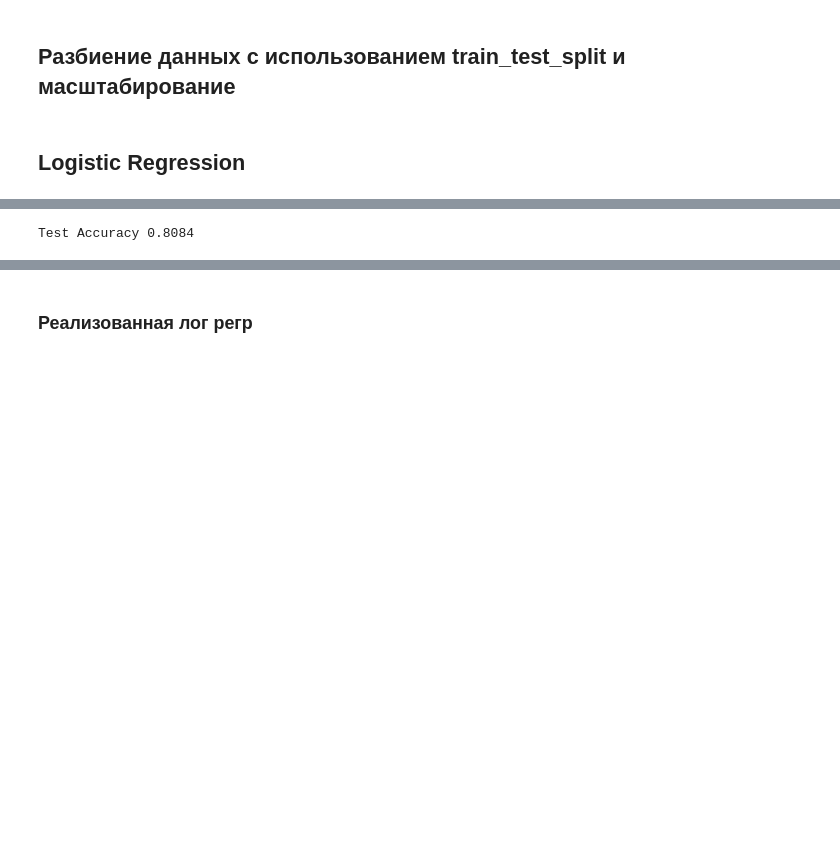
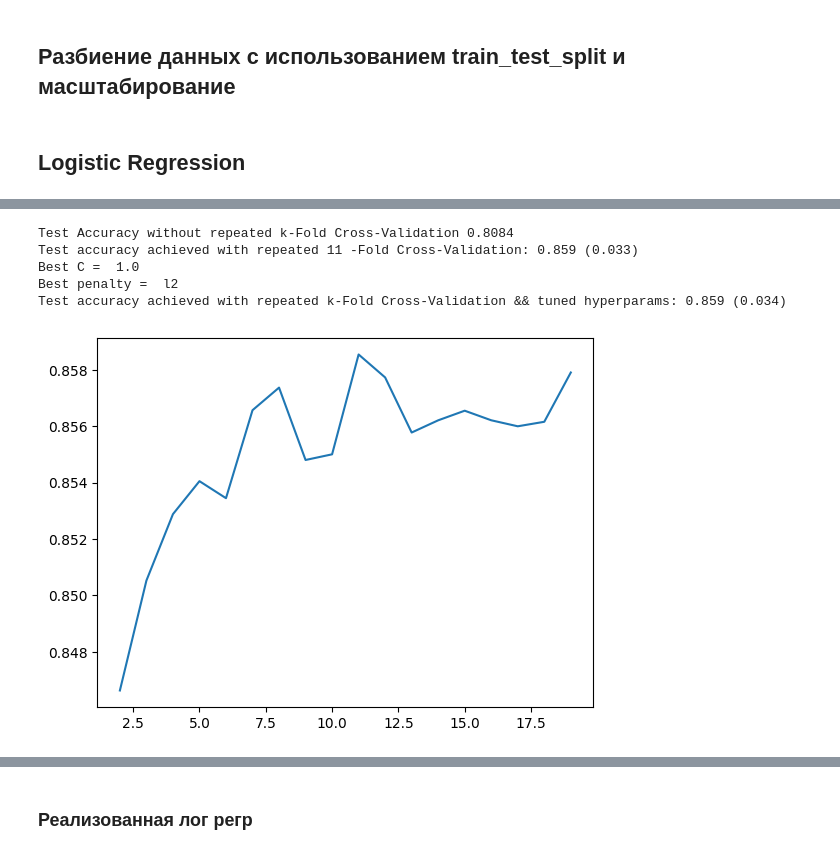
Before and after one commit to katevi/Introduction-to-ML, a Jupyter notebook: lab2/heart_disease_analysis.ipynb, the cells around one changed output, grey strips where cells are left out. Saved outputs shown, nothing was run; the diff lists cells and outputs as text; code cells hidden in the pictures; blank space fills up the shorter version.

```diff
--- a/lab2/heart_disease_analysis.ipynb
+++ b/lab2/heart_disease_analysis.ipynb
@@ -192,12 +188,67 @@ X_test_scaled = scaler.transform(X_test)
-# %%
-from sklearn.linear_model import LogisticRegression
-accuracies = {}
-
-lr = LogisticRegression()
-lr.fit(X_train_scaled, y_train)
-acc = lr.score(X_test_scaled, y_test)
-
-accuracies['Logistic Regression'] = acc
-print("Test Accuracy {:.4f}".format(acc))
-# %% [output]
-Test Accuracy 0.8084
+# %%
+from sklearn.linear_model import LogisticRegression
+from sklearn.model_selection import RepeatedKFold
+from sklearn.model_selection import GridSearchCV
+from sklearn.model_selection import cross_val_score
+from numpy import mean
+from numpy import std
+
+# simple logistic regression
+accuracies = {}
+lr = LogisticRegression()
+lr.fit(X_train_scaled, y_train)
+acc = lr.score(X_test_scaled, y_test)
+
+print("Test Accuracy without repeated k-Fold Cross-Validation {:.4f}".format(acc))
+
+# repeated k fold validation with tuned hyperparameters
+lr_accuracies = []
+max_accuracy = 0.
+corresponding_std = 0.
+number_of_folds = 0
+for i in range(2,20):
+    cv = RepeatedKFold(n_splits=i, n_repeats=5, random_state=1)
+    # create model
+    model = LogisticRegression()
+    # evaluate model
+    scores = cross_val_score(model, X, y, scoring='accuracy', cv=cv, n_jobs=-1)
+    # report performance
+    mean_scores = mean(scores)
+    std_scores = std(scores)
+    if (mean_scores > max_accuracy):
+        max_accuracy = mean_scores
+        corresponding_std = std_scores
+        number_of_folds = i
+    lr_accuracies.append(mean_scores)
+
+print('Test accuracy achieved with repeated %d -Fold Cross-Validation: %.3f (%.3f)' % (number_of_folds, max_accuracy, corresponding_std))
+plt.plot(range(2,20),lr_accuracies)
+
+# tuning hyperparameters
+grid={"C":np.logspace(-3,3,7), "penalty":["l1","l2","elasticnet","none"]}# l1 lasso l2 ridge
+searcher=GridSearchCV(LogisticRegression(random_state=42), grid, scoring='accuracy', cv=10)
+searcher.fit(X_train_scaled,y_train)
+best_C = searcher.best_params_["C"]
+best_penalty = searcher.best_params_["penalty"]
+print("Best C = ", best_C)
+print("Best penalty = ", best_penalty)
+
+
+# repeated k fold validation
+cv = RepeatedKFold(n_splits=number_of_folds, n_repeats=3, random_state=1)
+# create model
+model = LogisticRegression(C=best_C, penalty=best_penalty)
+# evaluate model
+scores = cross_val_score(model, X, y, scoring='accuracy', cv=cv, n_jobs=-1)
+# report performance
+print('Test accuracy achieved with repeated k-Fold Cross-Validation && tuned hyperparams: %.3f (%.3f)' % (mean(scores), std(scores)))
+
+
+accuracies['Logistic Regression'] = acc
+# %% [output]
+Test Accuracy without repeated k-Fold Cross-Validation 0.8084
+Test accuracy achieved with repeated 11 -Fold Cross-Validation: 0.859 (0.033)
+Best C =  1.0
+Best penalty =  l2
+Test accuracy achieved with repeated k-Fold Cross-Validation && tuned hyperparams: 0.859 (0.034)
+[figure, added]
```
Also changed, not shown: parts of 6 cells of this notebook.
